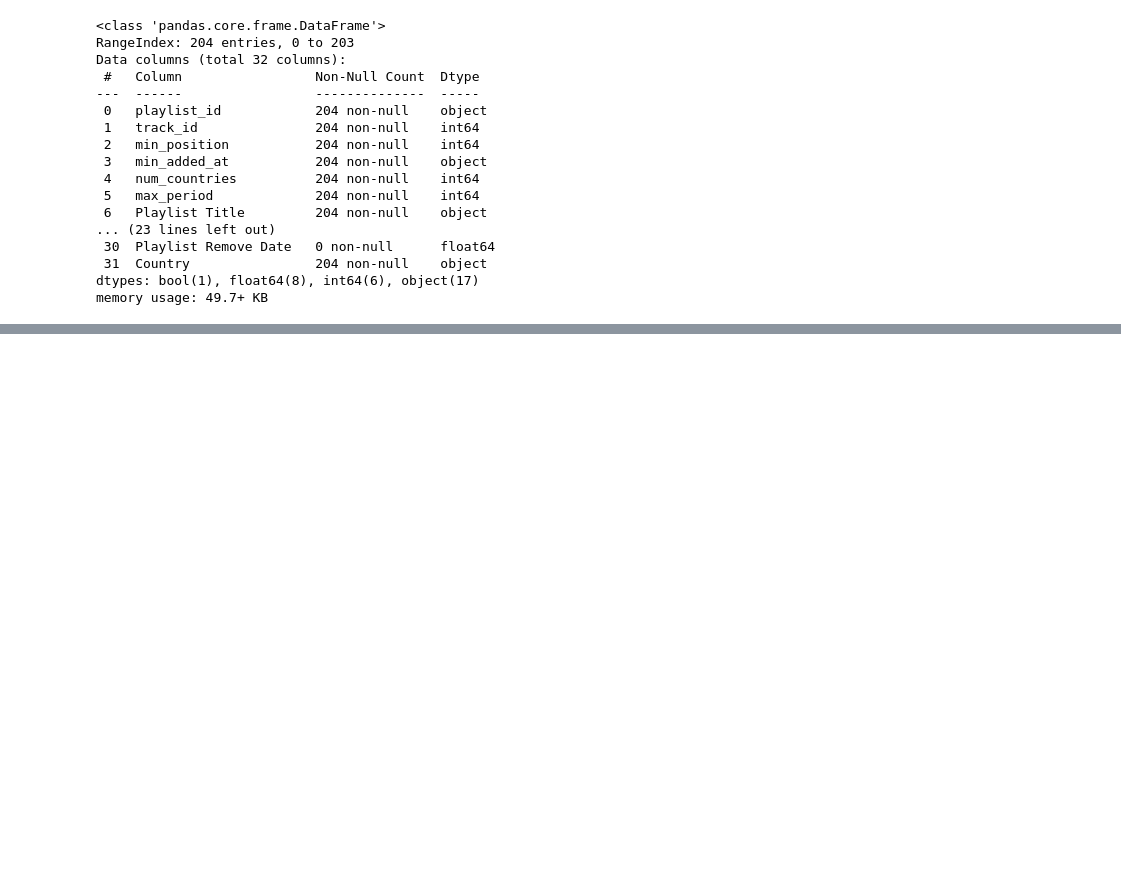
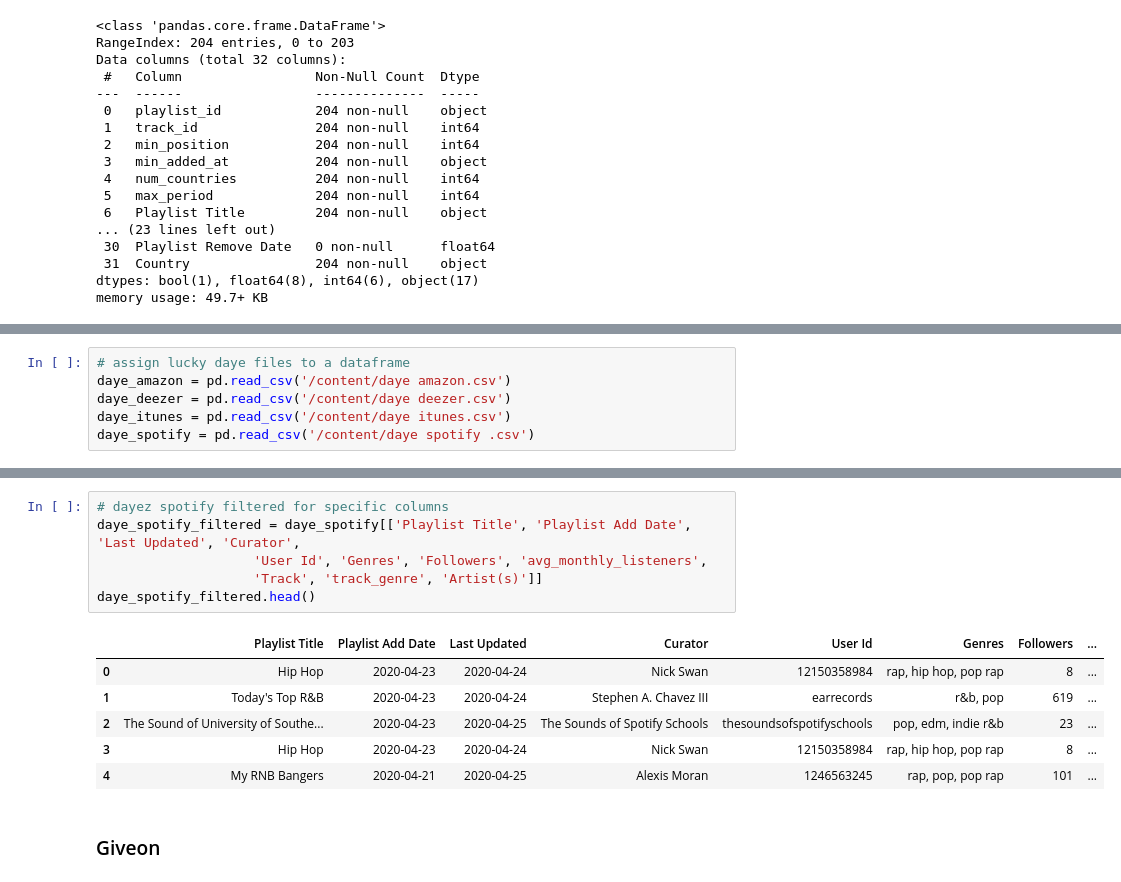
Before and after one commit to raklives/personal-projects, a Jupyter notebook: playlists.ipynb, the cells around one changed output, grey strips where cells are left out. Cells and saved outputs as stored; diff of their text form; blank space fills up the shorter version.

```diff
--- a/playlists.ipynb
+++ b/playlists.ipynb
@@ -116,0 +106,6 @@ bi_filtered.head(10)
+# %%
+# assign lucky daye files to a dataframe
+daye_amazon = pd.read_csv('/content/daye amazon.csv')
+daye_deezer = pd.read_csv('/content/daye deezer.csv')
+daye_itunes = pd.read_csv('/content/daye itunes.csv')
+daye_spotify = pd.read_csv('/content/daye spotify .csv')
@@ -116,0 +215,15 @@ bi_filtered.head(10)
+# %%
+# dayez spotify filtered for specific columns
+daye_spotify_filtered = daye_spotify[['Playlist Title', 'Playlist Add Date', 'Last Updated', 'Curator',
+                    'User Id', 'Genres', 'Followers', 'avg_monthly_listeners',
+                    'Track', 'track_genre', 'Artist(s)']]
+daye_spotify_filtered.head()
+# %% [output]
+|  | Playlist Title | Playlist Add Date | Last Updated | Curator | User Id | Genres | Followers | ... |
+| 0 | Hip Hop | 2020-04-23 | 2020-04-24 | Nick Swan | 12150358984 | rap, hip hop, pop rap | 8 | ... |
+| 1 | Today's Top R&B | 2020-04-23 | 2020-04-24 | Stephen A. Chavez III | earrecords | r&b, pop | 619 | ... |
+| 2 | The Sound of University of Southe... | 2020-04-23 | 2020-04-25 | The Sounds of Spotify Schools | thesoundsofspotifyschools | pop, edm, indie r&b | 23 | ... |
+| 3 | Hip Hop | 2020-04-23 | 2020-04-24 | Nick Swan | 12150358984 | rap, hip hop, pop rap | 8 | ... |
+| 4 | My RNB Bangers | 2020-04-21 | 2020-04-25 | Alexis Moran | 1246563245 | rap, pop, pop rap | 101 | ... |
+# %% [markdown]
+### Giveon
```
Also changed, not shown: parts of 11 cells of this notebook.
